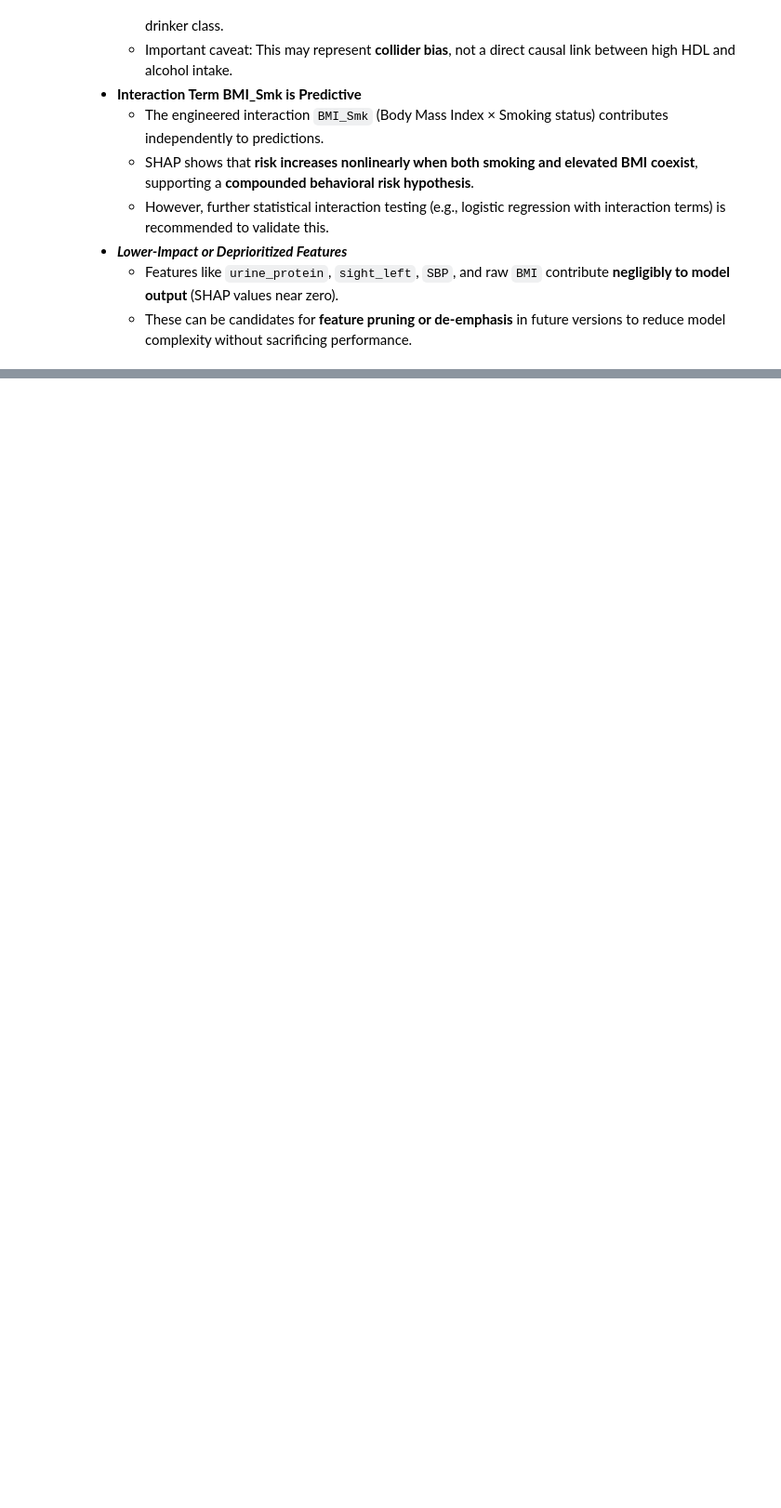
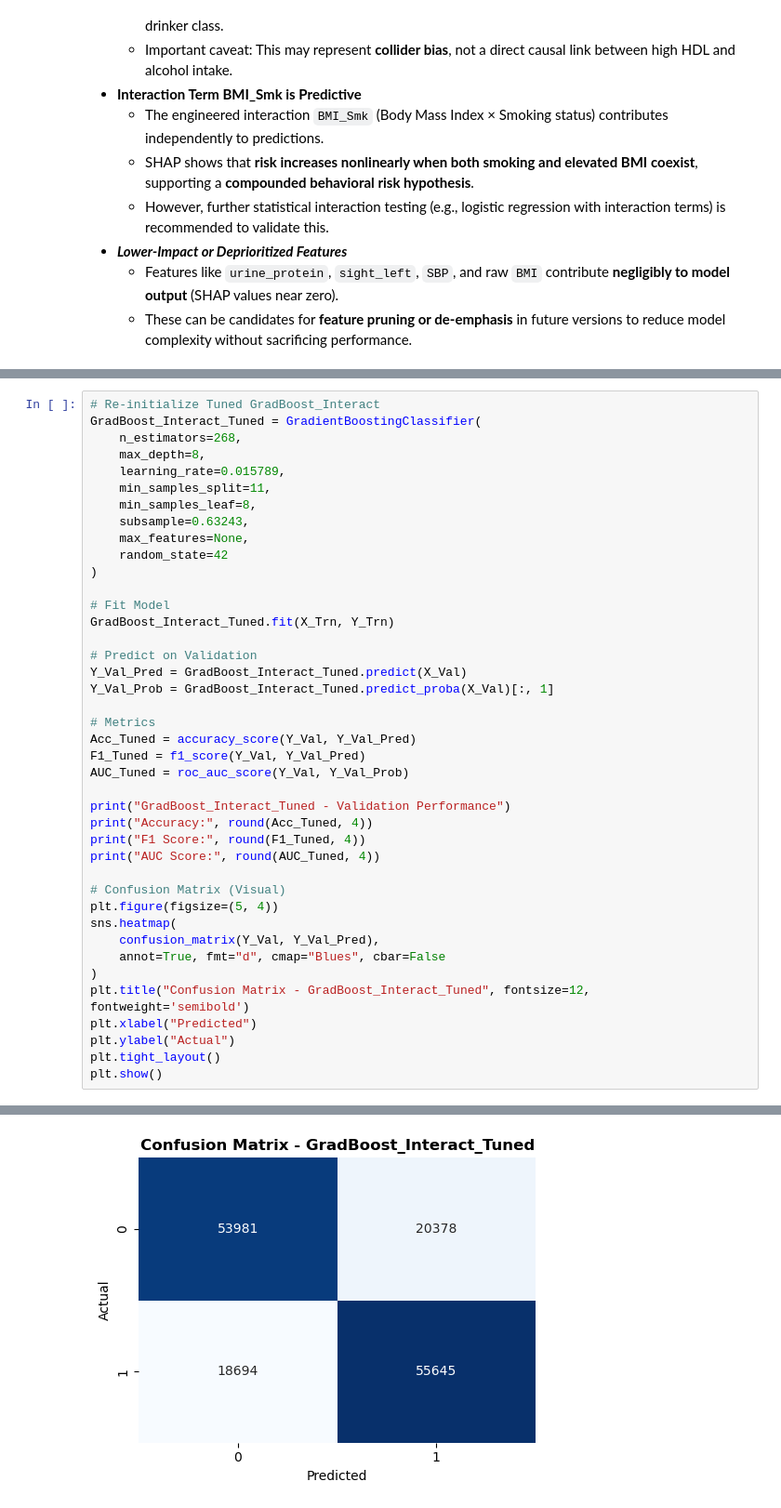
Before and after one commit to 2oB1/drinkers-prediction, a Jupyter notebook: SMKData.ipynb, the cells around one changed output, grey strips where cells are left out. Shown at 93% size. Cells and saved outputs as stored; diff of their text form; blank space fills up the shorter version.

```diff
--- a/SMKData.ipynb
+++ b/SMKData.ipynb
@@ -1547,0 +1615,42 @@ for ft in SSD_GBI_TopFts:
+# %%
+# Re-initialize Tuned GradBoost_Interact
+GradBoost_Interact_Tuned = GradientBoostingClassifier(
+    n_estimators=268,
+    max_depth=8,
+    learning_rate=0.015789,
+    min_samples_split=11,
+    min_samples_leaf=8,
+    subsample=0.63243,
+    max_features=None,
+    random_state=42
+)
+
+# Fit Model
+GradBoost_Interact_Tuned.fit(X_Trn, Y_Trn)
+
+# Predict on Validation
+Y_Val_Pred = GradBoost_Interact_Tuned.predict(X_Val)
+Y_Val_Prob = GradBoost_Interact_Tuned.predict_proba(X_Val)[:, 1]
+
+# Metrics
+Acc_Tuned = accuracy_score(Y_Val, Y_Val_Pred)
+F1_Tuned = f1_score(Y_Val, Y_Val_Pred)
+AUC_Tuned = roc_auc_score(Y_Val, Y_Val_Prob)
+
+print("GradBoost_Interact_Tuned - Validation Performance")
+print("Accuracy:", round(Acc_Tuned, 4))
+print("F1 Score:", round(F1_Tuned, 4))
+print("AUC Score:", round(AUC_Tuned, 4))
+
+# Confusion Matrix (Visual)
+plt.figure(figsize=(5, 4))
+sns.heatmap(
+    confusion_matrix(Y_Val, Y_Val_Pred),
+    annot=True, fmt="d", cmap="Blues", cbar=False
+)
+plt.title("Confusion Matrix - GradBoost_Interact_Tuned", fontsize=12, fontweight='semibold')
+plt.xlabel("Predicted")
+plt.ylabel("Actual")
+plt.tight_layout()
+plt.show()
+# %% [output]
@@ -1547,0 +1661 @@ for ft in SSD_GBI_TopFts:
+[figure, added]
```
Also changed, not shown: parts of 14 cells of this notebook, 2 other files.
